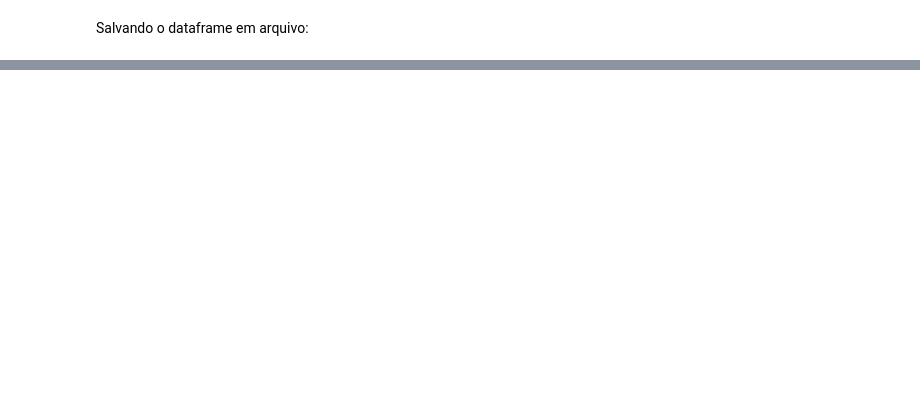
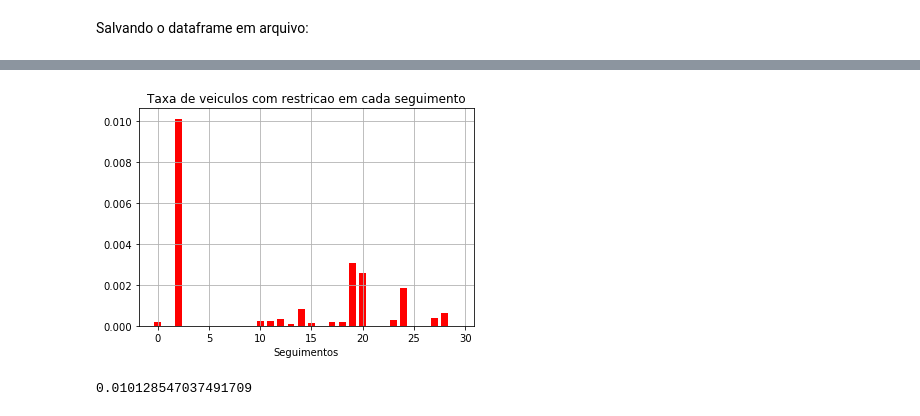
Before and after one commit to jessebr2/analise-rotas-veiculos-capstone-project, a Jupyter notebook: Analise_de_rotas_de_veiculos.ipynb, the cells around one changed output, grey strips where cells are left out. Cells and saved outputs as stored; diff of their text form; code cells hidden in the pictures; blank space fills up the shorter version.

```diff
--- a/Analise_de_rotas_de_veiculos.ipynb
+++ b/Analise_de_rotas_de_veiculos.ipynb
@@ -497,0 +334,14 @@ IndexError: too many indices for array
+# %%
+a = freq_labels.shape[0]-freq_restricao.shape[0]
+freq_restricao = np.append(freq_restricao, np.zeros(a))
+# %%
+x=freq_restricao.astype(float)
+restricao_ratio=np.divide(x,freq_labels)
+# %%
+plot_bar_graph(restricao_ratio, x_labels, cor='red', x_label = "Seguimentos", y_label = "", title = "Taxa de veiculos com restricao em cada seguimento")
+# %% [output]
+[figure, added]
+# %%
+np.max(restricao_ratio)
+# %% [output]
+0.010128547037491709
```
Also changed, not shown: parts of 129 cells of this notebook, 2 other files.
